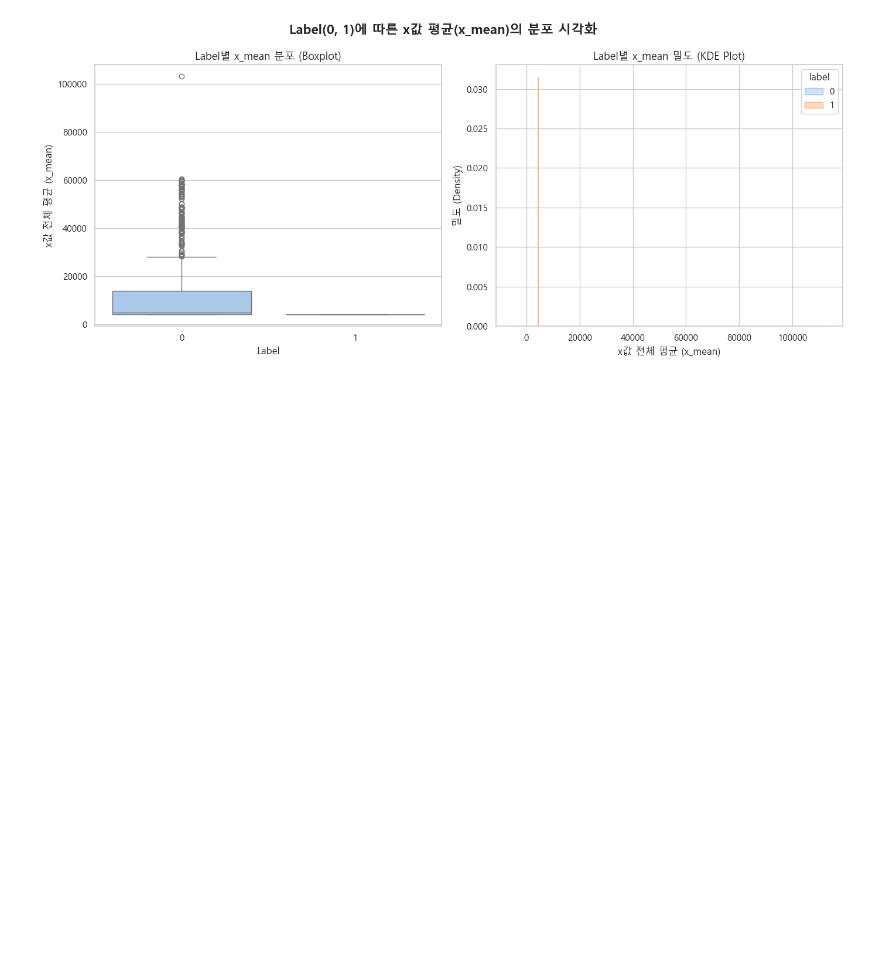
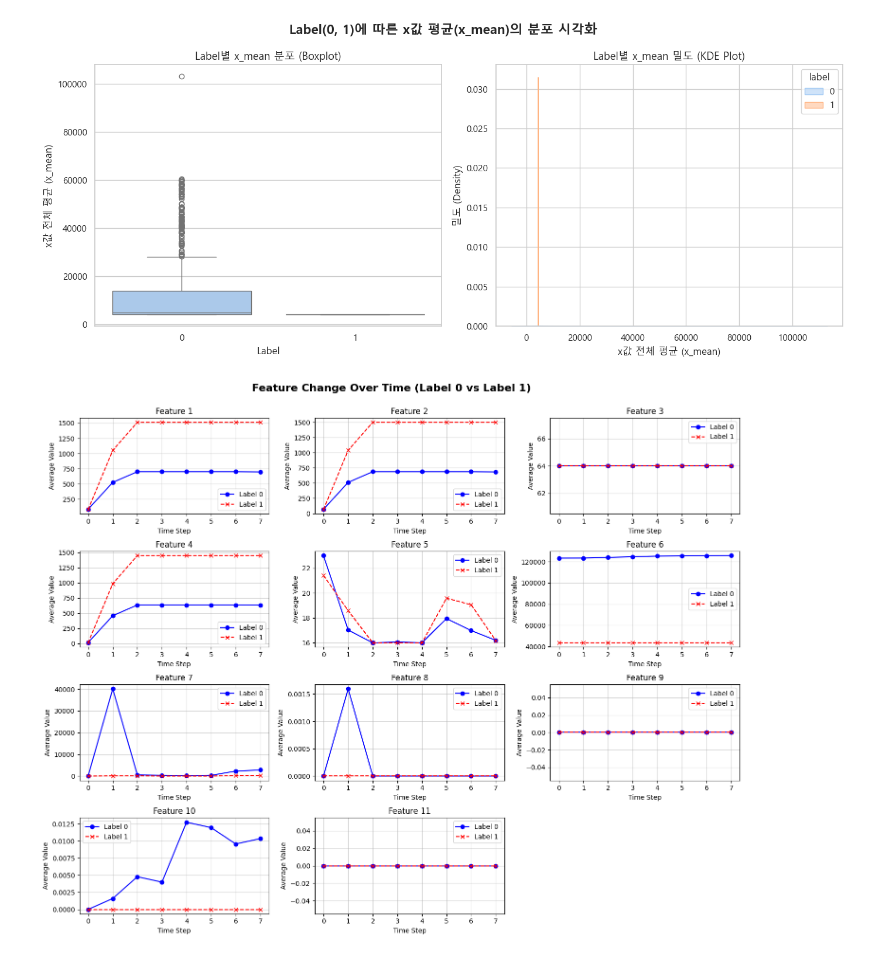
Before and after one commit to deneb784/2026_1_Final_9TEAM, a Jupyter notebook: model/EDA.ipynb, the cells around one changed output. Drawn from its saved outputs; the diff is of its cells as text; code cells hidden in the pictures; blank space fills up the shorter version.

```diff
--- a/model/EDA.ipynb
+++ b/model/EDA.ipynb
@@ -163,3 +163,62 @@ Passing `palette` without assigning `hue` is deprecated and will be removed in v
 
   sns.boxplot(x='label', y='x_mean', data=df, ax=axes[0], palette='pastel')
 [figure]
+# %%
+import json
+import numpy as np
+import matplotlib.pyplot as plt
+
+# 1. 라벨별로 데이터를 담을 리스트 준비
+data_label_0 = []
+data_label_1 = []
+
+# 2. JSONL 파일 읽기
+file_path = 'dataset.jsonl'  # 실제 파일 이름으로 변경하세요.
+
+with open(file_path, 'r', encoding='utf-8') as f:
+    for line in f:
+        data = json.loads(line)
+        x_array = np.array(data["x"])
+        label = data["label"]
+
+        # 라벨에 따라 각각의 리스트에 추가
+        if label == 0:
+            data_label_0.append(x_array)
+        elif label == 1:
+            data_label_1.append(x_array)
+
+# 3. 리스트를 numpy 배열로 변환하고, 샘플(row) 단위로 평균 계산
+# 변환 후 배열의 형태(shape)는 (샘플 개수, 10(시간), 11(피처))가 됩니다.
+# axis=0 으로 평균을 내면 (10, 11) 형태의 평균 데이터가 나옵니다.
+avg_x_0 = np.mean(data_label_0, axis=0)
+avg_x_1 = np.mean(data_label_1, axis=0)
+
+# 4. 11개의 피처를 시각화하기 위해 4x3 형태의 그래프 그리드 생성
+fig, axes = plt.subplots(4, 3, figsize=(15, 12))
+fig.suptitle('Feature Change Over Time (Label 0 vs Label 1)', fontsize=16, fontweight='bold')
+
+# 11개의 피처 각각에 대해 그래프 그리기
+for i in range(11):
+    row = i // 3
+    col = i % 3
+    ax = axes[row, col]
+
+    # 각 피처의 시간에 따른 평균값 플롯 (avg_x_0[:, i]는 i번째 피처의 모든 시간대 값을 의미함)
+    ax.plot(avg_x_0[:, i], label='Label 0', color='blue', marker='o', linestyle='-')
+    ax.plot(avg_x_1[:, i], label='Label 1', color='red', marker='x', linestyle='--')
+
+    ax.set_title(f'Feature {i+1}')
+    ax.set_xlabel('Time Step')
+    ax.set_ylabel('Average Value')
+    ax.legend()
+    ax.grid(True, alpha=0.5)
+
+# 12번째 빈 그래프 공간은 숨김 처리
+axes[3, 2].axis('off')
+
+# 레이아웃 간격 조정 및 출력
+plt.tight_layout()
+fig.subplots_adjust(top=0.92) # 메인 타이틀과 서브플롯 간의 여백 확보
+plt.show()
+# %% [output]
+[figure, added]
```
Also changed, not shown: 1 other file.
